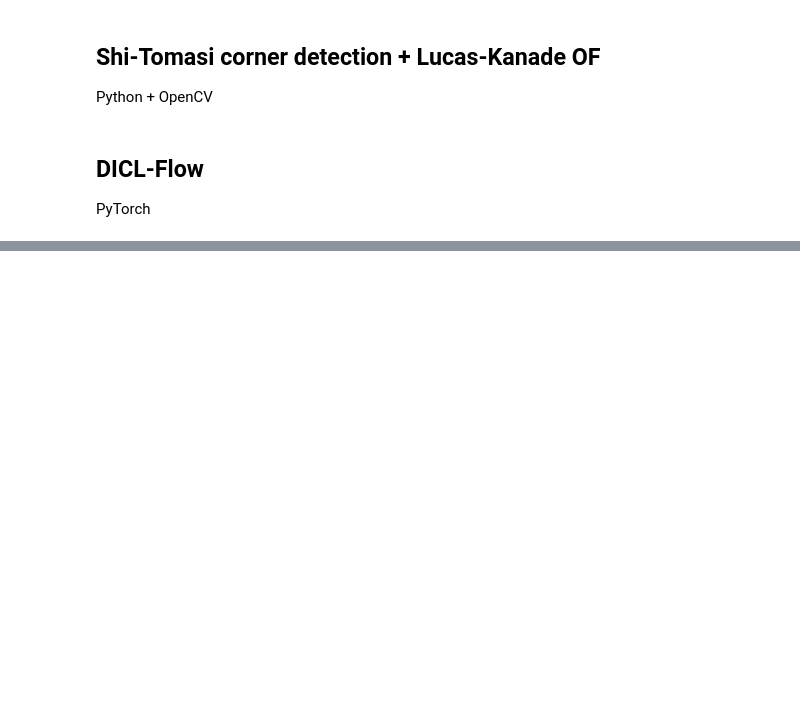
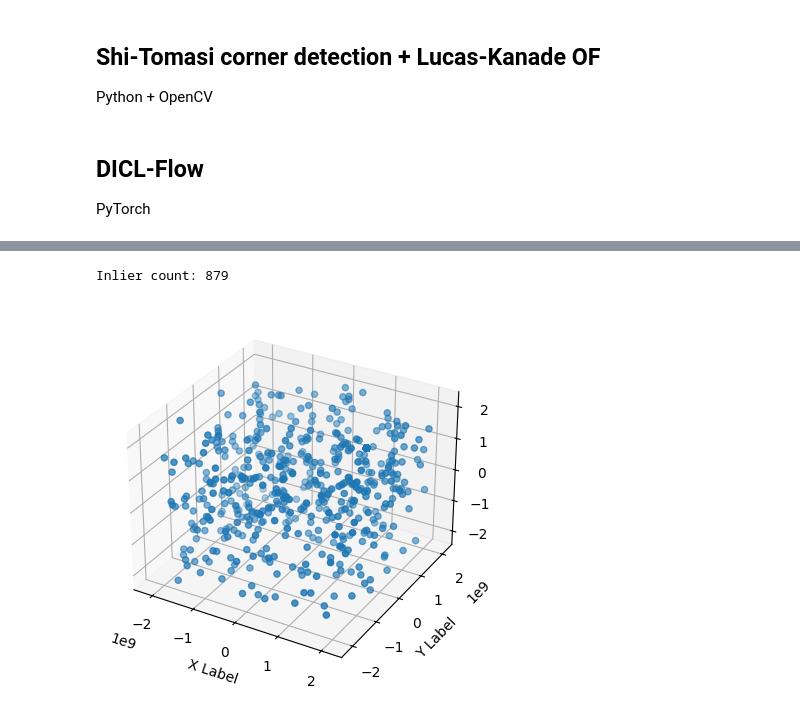
Before and after one commit to andreadalcin/DNN3D, a Jupyter notebook: flow.ipynb, the cells around one changed output, grey strips where cells are left out. Saved outputs shown, nothing was run; the diff lists cells and outputs as text; code cells hidden in the pictures; blank space fills up the shorter version.

```diff
--- a/flow.ipynb
+++ b/flow.ipynb
@@ -143,0 +165,47 @@ plt.show()
+# %%
+import cv2 as cv
+
+# RANSAC to find F using OpenCV
+F, mask = cv.findFundamentalMat(np.array(img1_coords),
+                                np.array(img2_coords),
+                                cv.FM_LMEDS,
+                                ransacReprojThreshold=1.0,
+                                confidence=1.0,
+                                maxIters=100000)
+
+print(f"Inlier count: {np.sum(mask)}")
+
+K = np.array(
+    [9.037596e+02, 0.000000e+00, 6.957519e+02,
+     0.000000e+00, 9.019653e+02, 2.242509e+02,
+     0.000000e+00, 0.000000e+00, 1.000000e+00]
+).reshape((3, 3))
+
+E = K.T @ F @ K
+R2, _, t2 = cv.decomposeEssentialMat(E)
+# %% [output]
+Inlier count: 879
+# %%
+P1 = np.dot(K, np.hstack((np.eye(3), np.zeros((3, 1)))))
+P2 = np.dot(K, np.hstack((R2, t2)))
+
+points_3d_hom = cv.triangulatePoints(P1, P2, np.array(img1_coords).T, np.array(img2_coords).T)
+# %%
+%matplotlib inline
+import matplotlib.pyplot as plt
+from mpl_toolkits.mplot3d import Axes3D
+
+fig = plt.figure()
+ax = fig.add_subplot(111, projection='3d')
+
+# Plotting
+ax.scatter(points_3d_hom[0, :], points_3d_hom[1, :], points_3d_hom[2, :])
+
+# Labeling axes
+ax.set_xlabel('X Label')
+ax.set_ylabel('Y Label')
+ax.set_zlabel('Z Label')
+
+plt.show()
+# %% [output]
+[figure, added]
```
Also changed, not shown: parts of 5 cells of this notebook, 12 other files.
